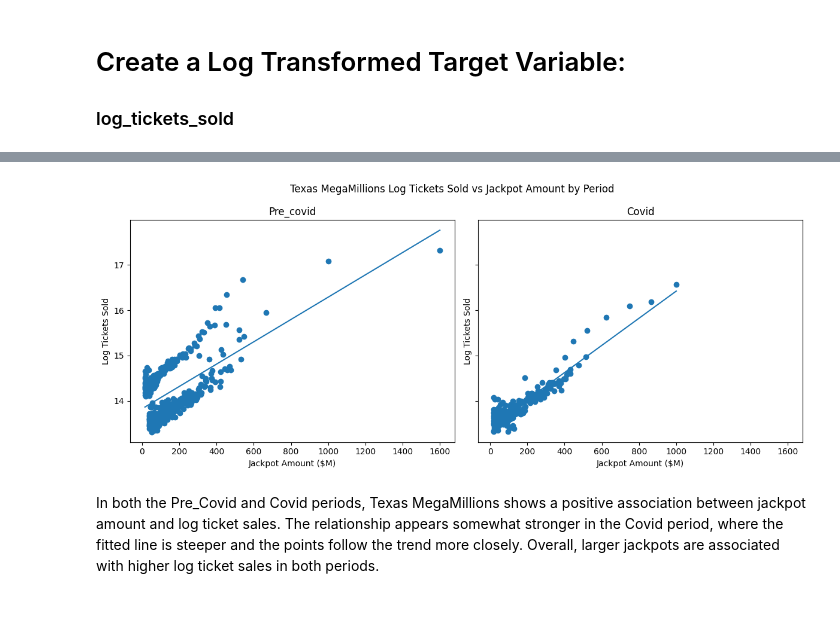
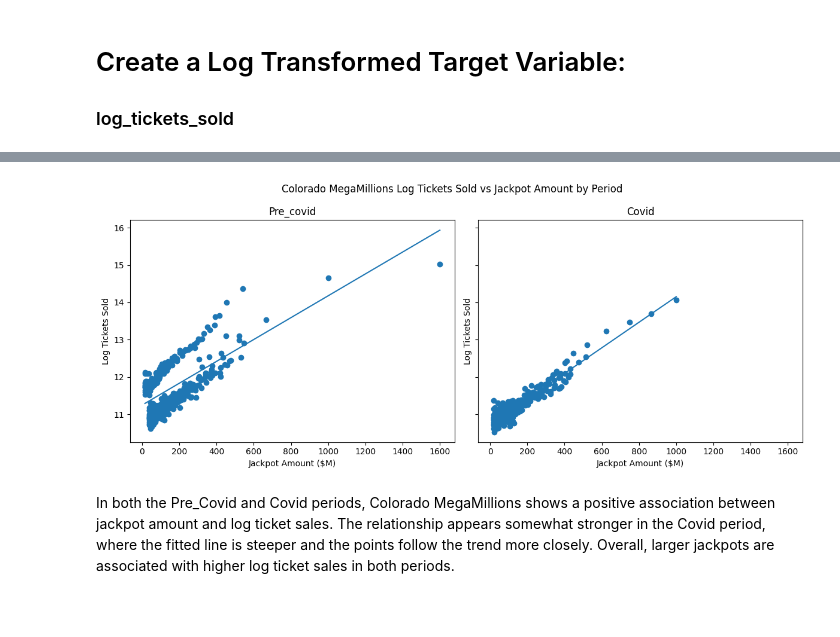
Before and after one commit to xiaolingsundberg/CovidOnLottery, a Jupyter notebook: Program/megamillions_tickets_colorado.ipynb, the cells around one changed output, grey strips where cells are left out. Cells and saved outputs as stored; diff of their text form; code cells hidden in the pictures.

```diff
--- a/Program/megamillions_tickets_colorado.ipynb
+++ b/Program/megamillions_tickets_colorado.ipynb
@@ -521,37 +519,37 @@ The scatter plot shows a positive association between Texas MegaMillions jackpot
 # set the same scale for both scatter plots and regression lines
 fig, axes = plt.subplots(1, 2, figsize=(12, 5), sharex=True, sharey=True)
 
 # Pre-Covid
 x_pre = df.loc[df["covid"] == 0, "jackpot_amount($)"] # locate the covid==0 rows, and take the corresponding jackpot
 y_pre = df.loc[df["covid"] == 0, "log_tickets_sold"] # locate the covid==0 rows, and take the corresponding tickets sold
 
 axes[0].scatter(x_pre, y_pre)
 slope_pre, intercept_pre = np.polyfit(x_pre, y_pre, 1)
 x_pre_sorted = np.sort(x_pre)
 axes[0].plot(x_pre_sorted, slope_pre * x_pre_sorted + intercept_pre)
 axes[0].set_title("Pre_covid")
 axes[0].set_xlabel("Jackpot Amount ($M)")
 axes[0].set_ylabel("Log Tickets Sold")
 
 # Covid
 x_covid = df.loc[df["covid"] == 1, "jackpot_amount($)"]
 y_covid = df.loc[df["covid"] == 1, "log_tickets_sold"]
 
 axes[1].scatter(x_covid, y_covid)
 slope_covid, intercept_covid = np.polyfit(x_covid, y_covid, 1)
 x_covid_sorted = np.sort(x_covid)
 axes[1].plot(x_covid_sorted, slope_covid * x_covid_sorted + intercept_covid)
 axes[1].set_title("Covid")
 axes[1].set_xlabel("Jackpot Amount ($M)")
 axes[1].set_ylabel("Log Tickets Sold")
 
-plt.suptitle("Texas MegaMillions Log Tickets Sold vs Jackpot Amount by Period")
+plt.suptitle("Colorado MegaMillions Log Tickets Sold vs Jackpot Amount by Period")
 plt.tight_layout() # adjust spacing automatically (e.g., prevents title overlapping..)
 plt.show()
 # %% [output]
-[figure, old version]
+[figure, new version]
 # %% [markdown]
-In both the Pre_Covid and Covid periods, Texas MegaMillions shows a positive association between jackpot amount and log ticket sales. The relationship appears somewhat stronger in the Covid period, where the fitted line is steeper and the points follow the trend more closely. Overall, larger jackpots are associated with higher log ticket sales in both periods.
+In both the Pre_Covid and Covid periods, Colorado MegaMillions shows a positive association between jackpot amount and log ticket sales. The relationship appears somewhat stronger in the Covid period, where the fitted line is steeper and the points follow the trend more closely. Overall, larger jackpots are associated with higher log ticket sales in both periods.
 # %% [markdown]
 <br>
 # %% [markdown]
```
Also changed, not shown: parts of 38 cells of this notebook.
